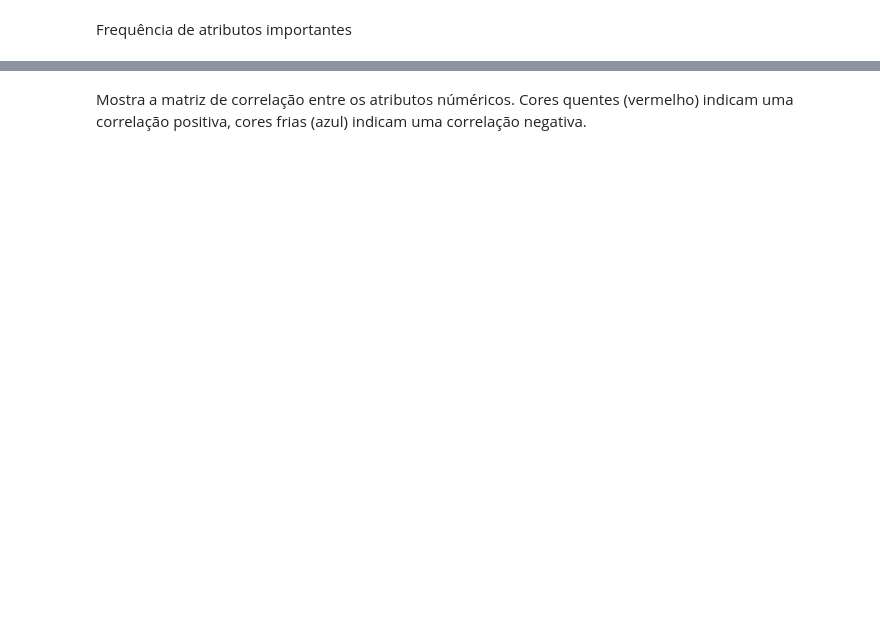
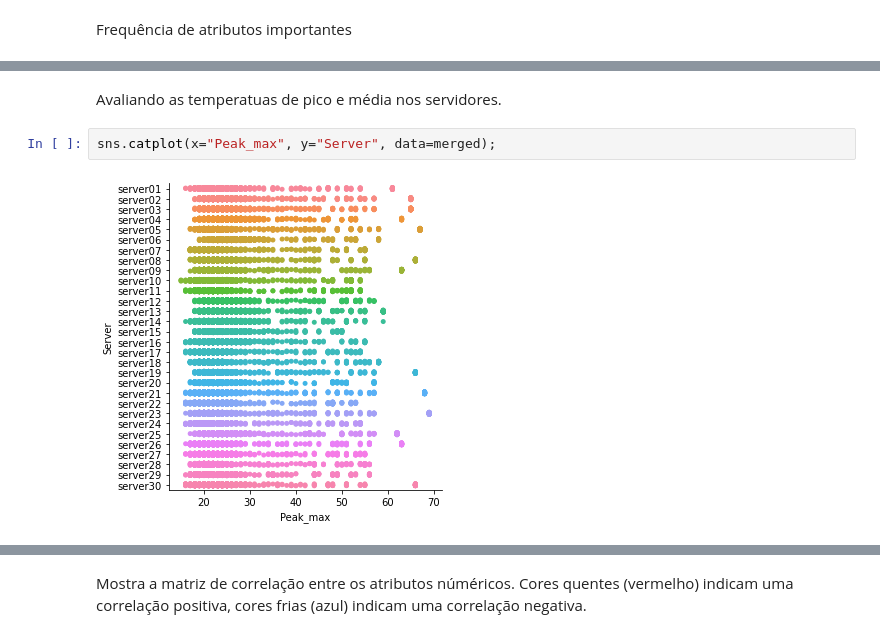
Before and after one commit to RomulosDS/TCC, a Jupyter notebook: tcc.ipynb, the cells around one changed output, grey strips where cells are left out. Cells and saved outputs as stored; diff of their text form; blank space fills up the shorter version.

```diff
--- a/tcc.ipynb
+++ b/tcc.ipynb
@@ -241,0 +222,6 @@ TempSala = sns.countplot(merged['TempSala'])
+# %% [markdown]
+Avaliando as temperatuas de pico e média nos servidores.
+# %%
+sns.catplot(x="Peak_max", y="Server", data=merged);
+# %% [output]
+[figure, added]
```
Also changed, not shown: parts of 47 cells of this notebook, 1 other file.
